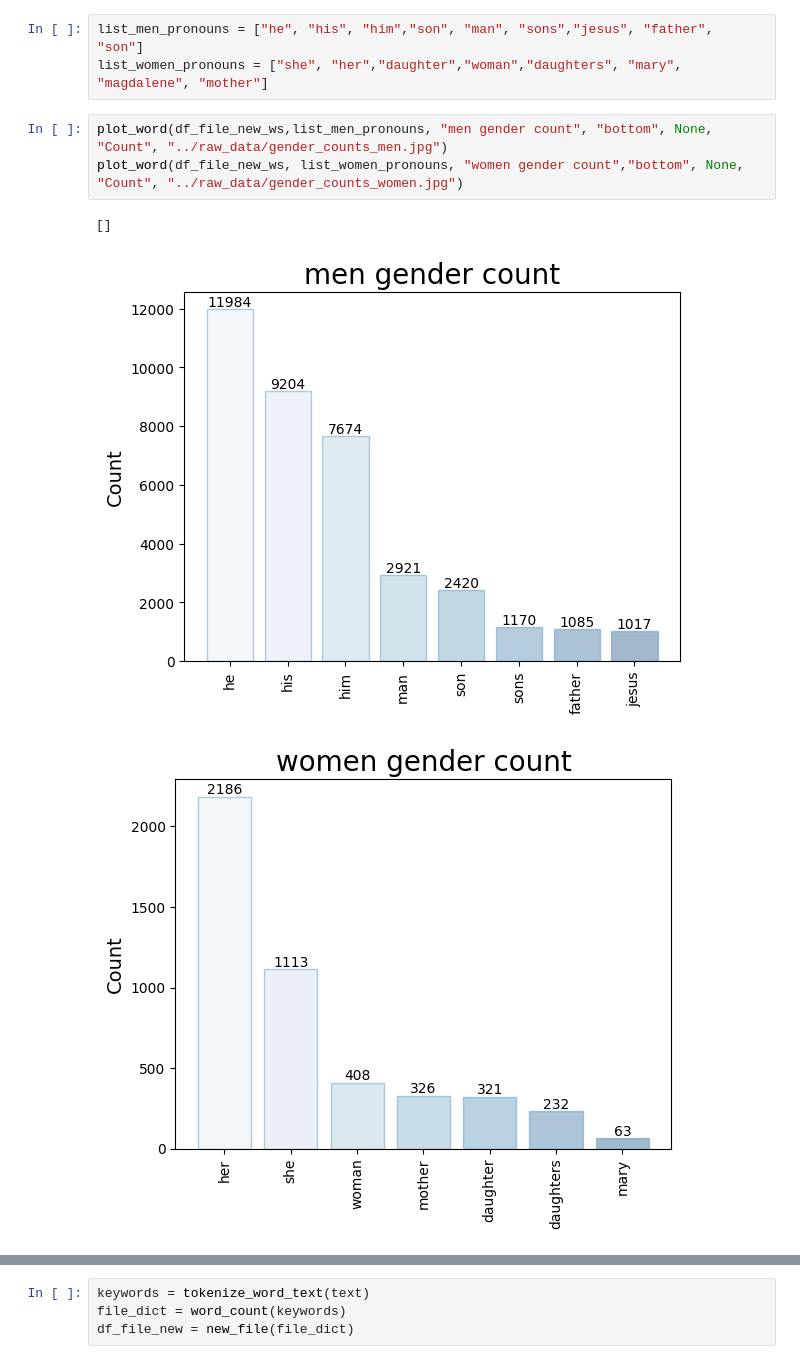
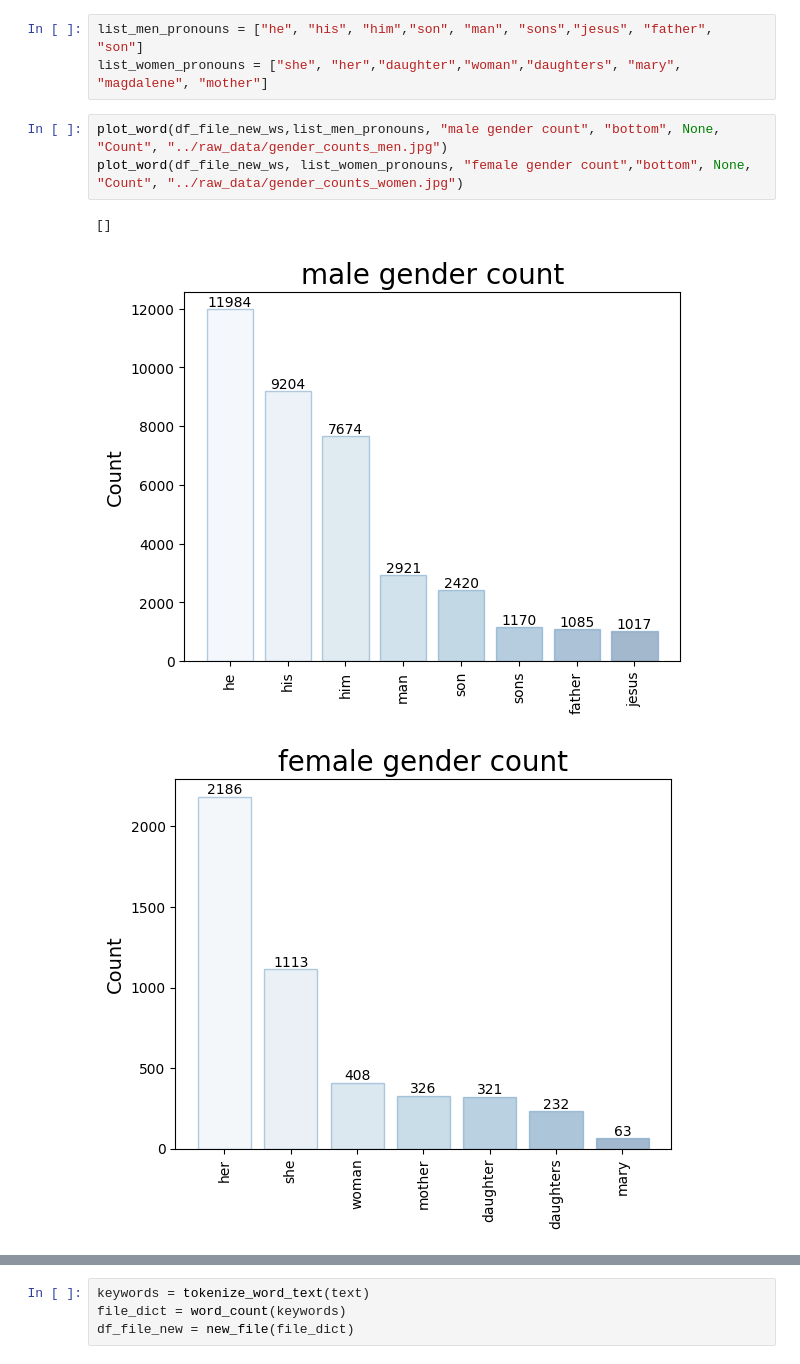
Before and after one commit to LauraMartel/NLP-projects, a Jupyter notebook: notebooks/Extract_words from bible.ipynb, the cells around one changed output, grey strips where cells are left out. Saved outputs shown, nothing was run; the diff lists cells and outputs as text.

```diff
--- a/notebooks/Extract_words from bible.ipynb
+++ b/notebooks/Extract_words from bible.ipynb
@@ -218,10 +219,10 @@ def plot_word(df,list_words, title, position1, title_x, title_y, main_title):
 list_men_pronouns = ["he", "his", "him","son", "man", "sons","jesus", "father", "son"]
 list_women_pronouns = ["she", "her","daughter","woman","daughters", "mary", "magdalene", "mother"]
 # %%
-plot_word(df_file_new_ws,list_men_pronouns, "men gender count", "bottom", None, "Count", "../raw_data/gender_counts_men.jpg")
-plot_word(df_file_new_ws, list_women_pronouns, "women gender count","bottom", None, "Count", "../raw_data/gender_counts_women.jpg")
+plot_word(df_file_new_ws,list_men_pronouns, "male gender count", "bottom", None, "Count", "../raw_data/gender_counts_men.jpg")
+plot_word(df_file_new_ws, list_women_pronouns, "female gender count","bottom", None, "Count", "../raw_data/gender_counts_women.jpg")
 # %% [output]
 []
-[figure, old version]
+[figure, new version]
-[figure, old version]
+[figure, new version]
 # %% [markdown]
```
Also changed, not shown: parts of 3 cells of this notebook.
